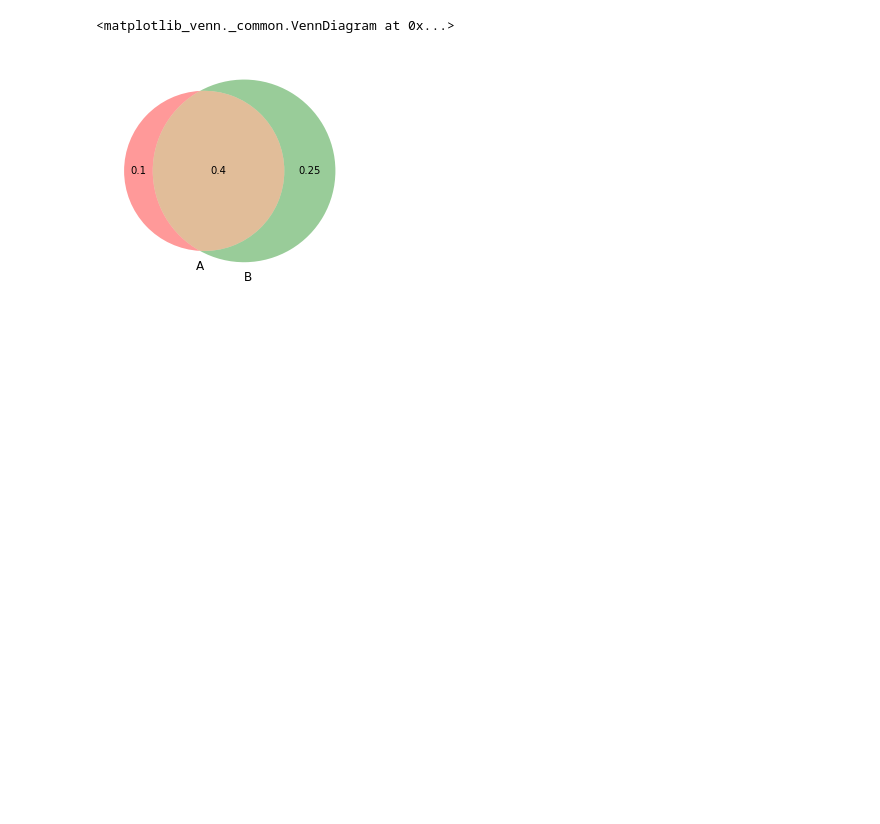
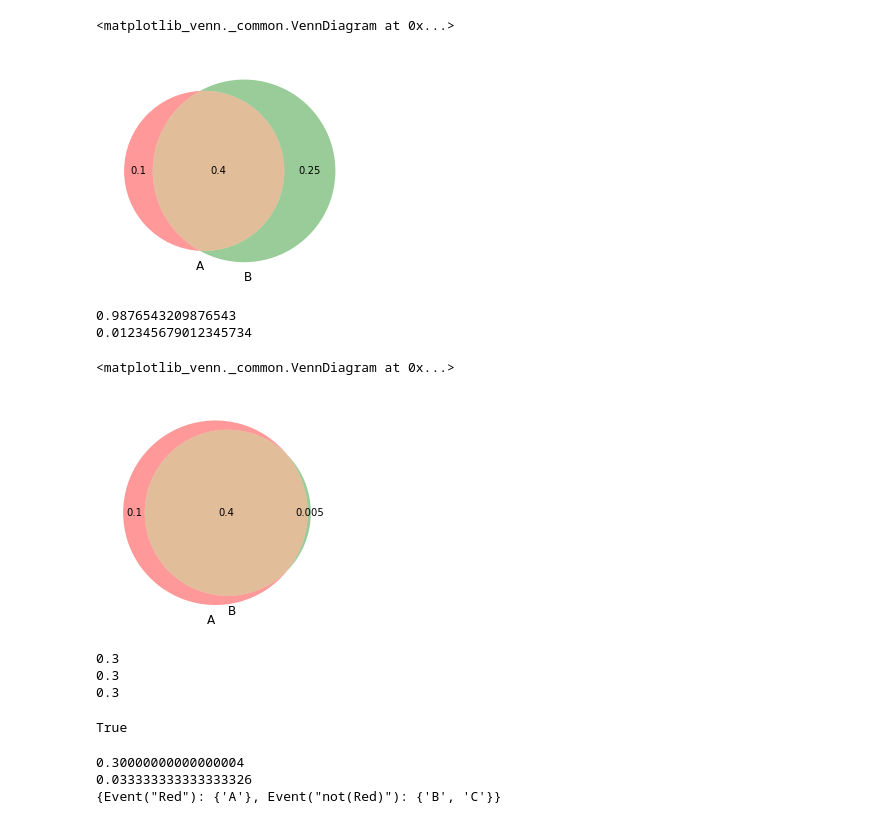
Before and after one commit to theredpea/udacity_notes, a Jupyter notebook: st101__2_Probability__10_Bayes Rule.ipynb, the cells around one changed output. Drawn from its saved outputs; the diff is of its cells as text; code cells hidden in the pictures; blank space fills up the shorter version.

Commit message:
Simple modification which can reduce to events about Red, but still cannot answer questions about the elements in the set and their likelihood

```diff
--- a/st101__2_Probability__10_Bayes Rule.ipynb
+++ b/st101__2_Probability__10_Bayes Rule.ipynb
@@ -833,3 +848,57 @@ P.venn(R, TestR)
 0.3846153846153846
 <matplotlib_venn._common.VennDiagram at 0x...>
 [figure]
+# %%
+P = Probability()
+R = Event('Red')
+TestR = Event('Senses Red')
+#sensitivity is 0.8
+P[TestR|R] = 0.8
+#But specificity is 0.5
+P[~TestR|~R] = 0.99
+#And this is back to a uniform distribution
+#No need to use the second P[R] = P[~R]; TODO:
+#1) P should detect inconsistencies if user passes new values but there is existing value
+#Or would infer new values that contradict existing values
+# 2) ability to turn off the error checking, and just "100% push out the wrinkles" in every direction after each new value is set.
+#
+#TypeError: 'Event' object is not iterable
+
+P[R] = 0.5
+
+#And I am moving this assignment P[R] = ..., *after* the above assignments, to test that my P class can go all the directions
+#It needs to go!
+print(P[R| TestR])
+print(P[~R| TestR])
+P.venn(R, TestR)
+# %% [output]
+0.9876543209876543
+0.012345679012345734
+<matplotlib_venn._common.VennDiagram at 0x...>
+[figure, added]
+# %%
+P = Probability()
+A = Event('A - Red')
+B = Event('B - Green')
+C = Event('C - Green')
+P[A] = P[B] = P[C] = (1/3.)
+TestR = Event('Test Red')
+#WHOA this works even though I now have multiple possible events; 3 events (A, B, C),
+#However, those events are reduced to the thing-being-tested-for : are you Red or ~Red ?
+#And the representation in this case, is pretty poor... I just append "A - Red" , or "B - Green"...
+P[TestR | A] = P[TestR | B] = P[TestR | C] = 0.9
+print(P(A & TestR))
+#Ah, so it doesnt work, because it I really do need to be using the P(G), which I dont calculate anywhere
+#I could start using sets, this is where the venn diagram excels;
+#So I say Event('Red', set('A'))
+#And then Event(~Red, set('B', 'C'))
+#And then only know the Event('Red') = 1/3, and the Event (~Red) = 2/3, because we have their full sets ?
+#that strongly associates the sets with the Event, which I thought we were trying to keep the probabilities associated with each intsance of P
+#P(Red) = set('A', 'C')
+#What if there is overlap!
+print(P(B & TestR))
+print(P(C & TestR))
+# %% [output]
+0.3
+0.3
+0.3
@@ -835,0 +910,24 @@ P.venn(R, TestR)
+# %%
+isinstance(s,set)
+# %% [output]
+True
+# %%
+P = Probability()
+Red = Event('Red')
+P[Red] = set('A')
+P[~Red] = set('BC')
+
+#We wont actually represent their probabilities directly
+#they are only relevant insofar as they help us infer probability of Red
+#P[A] = P[B] = P[C] = (1/3.)
+TestR = Event('Test Red')
+P[TestR | Red] = 0.9
+P[~TestR | ~Red] = 0.9
+print(P(Red & TestR))
+#Divide by two because the Probability is equality distributed between them
+print(P(~Red & TestR) /2)
+print(P.__event_set_map__)
+# %% [output]
+0.30000000000000004
+0.033333333333333326
+{Event("Red"): {'A'}, Event("not(Red)"): {'B', 'C'}}
```
Also changed, not shown: parts of 3 cells of this notebook.
